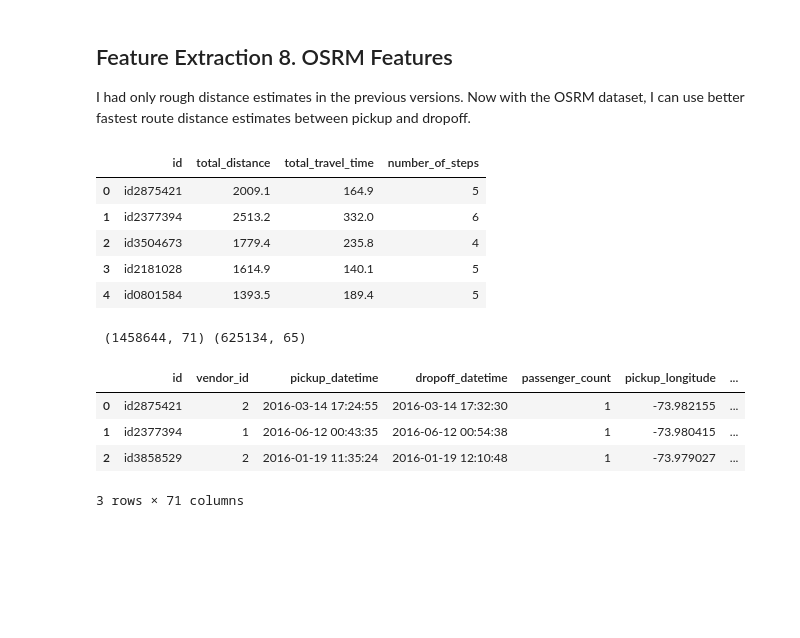
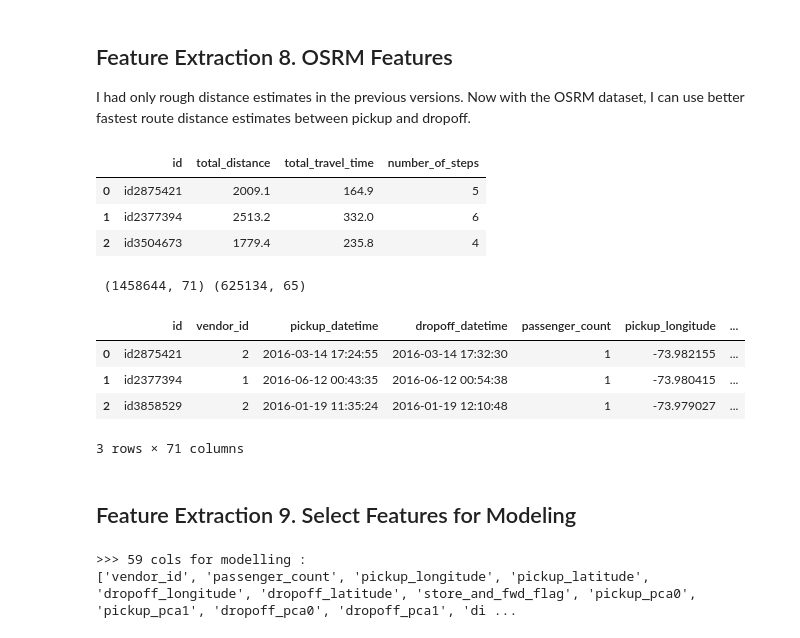
Before and after one commit to sam351/competitions, a Jupyter notebook: kaggle_NY-taxi/200625_NY-taxi_study-03_from-EDA-to-the-Top.ipynb, the cells around one changed output. Drawn from its saved outputs; the diff is of its cells as text; code cells hidden in the pictures; blank space fills up the shorter version.

Commit message:
Modify 200625_NY-taxi_study-03_from-EDA-to-the-Top.ipynb
- Add 9. Select Features for Modeling

```diff
--- a/kaggle_NY-taxi/200625_NY-taxi_study-03_from-EDA-to-the-Top.ipynb
+++ b/kaggle_NY-taxi/200625_NY-taxi_study-03_from-EDA-to-the-Top.ipynb
@@ -508,28 +508,40 @@ I had only rough distance estimates in the previous versions. Now with the OSRM
 # %%
 fr_usecols = ['id', 'total_distance', 'total_travel_time', 'number_of_steps']
 
 train_street_info = pd.concat([
     pd.read_csv('../input/new-york-city-taxi-with-osrm/fastest_routes_train_part_1.csv', usecols=fr_usecols),
     pd.read_csv('../input/new-york-city-taxi-with-osrm/fastest_routes_train_part_2.csv', usecols=fr_usecols)
 ])
 test_street_info = pd.read_csv('../input/new-york-city-taxi-with-osrm/fastest_routes_test.csv', usecols=fr_usecols)
-display(train_street_info.head())
+display(train_street_info.head(3))
 
 train = train.merge(train_street_info, how='left', on='id')
 test = test.merge(test_street_info, how='left', on='id')
 
 print('\n\n', train.shape, test.shape)
 train.head(3)
 # %% [output]
 |  | id | total_distance | total_travel_time | number_of_steps |
 | 0 | id2875421 | 2009.1 | 164.9 | 5 |
 | 1 | id2377394 | 2513.2 | 332.0 | 6 |
 | 2 | id3504673 | 1779.4 | 235.8 | 4 |
-| 3 | id2181028 | 1614.9 | 140.1 | 5 |
-| 4 | id0801584 | 1393.5 | 189.4 | 5 |
  (1458644, 71) (625134, 65)
 |  | id | vendor_id | pickup_datetime | dropoff_datetime | passenger_count | pickup_longitude | ... |
 | 0 | id2875421 | 2 | 2016-03-14 17:24:55 | 2016-03-14 17:32:30 | 1 | -73.982155 | ... |
 | 1 | id2377394 | 1 | 2016-06-12 00:43:35 | 2016-06-12 00:54:38 | 1 | -73.980415 | ... |
 | 2 | id3858529 | 2 | 2016-01-19 11:35:24 | 2016-01-19 12:10:48 | 1 | -73.979027 | ... |
 3 rows × 71 columns
+# %% [markdown]
+## Feature Extraction 9. Select Features for Modeling
+# %%
+# print(np.setdiff1d(train.columns, test.columns), '\n')
+
+not_use_cols = ['id', 'pickup_datetime', 'dropoff_datetime', 'pickup_date', 'trip_duration', 'check_trip_duration', 'log_trip_duration',
+                'avg_speed_haversine' 'avg_speed_manhattan', 'pickup_lat_bin', 'pickup_lng_bin', 'center_lat_bin', 'center_lng_bin', 'pickup_datetime_group']
+feature_names = [f for f in train.columns if f not in not_use_cols]
+print(f'>>> {len(feature_names)} cols for modelling : \n{feature_names}')
+
+target_feature = train['log_trip_duration']
+# %% [output]
+>>> 59 cols for modelling :
+['vendor_id', 'passenger_count', 'pickup_longitude', 'pickup_latitude', 'dropoff_longitude', 'dropoff_latitude', 'store_and_fwd_flag', 'pickup_pca0', 'pickup_pca1', 'dropoff_pca0', 'dropoff_pca1', 'di ...
```
Also changed, not shown: parts of 4 cells of this notebook.
